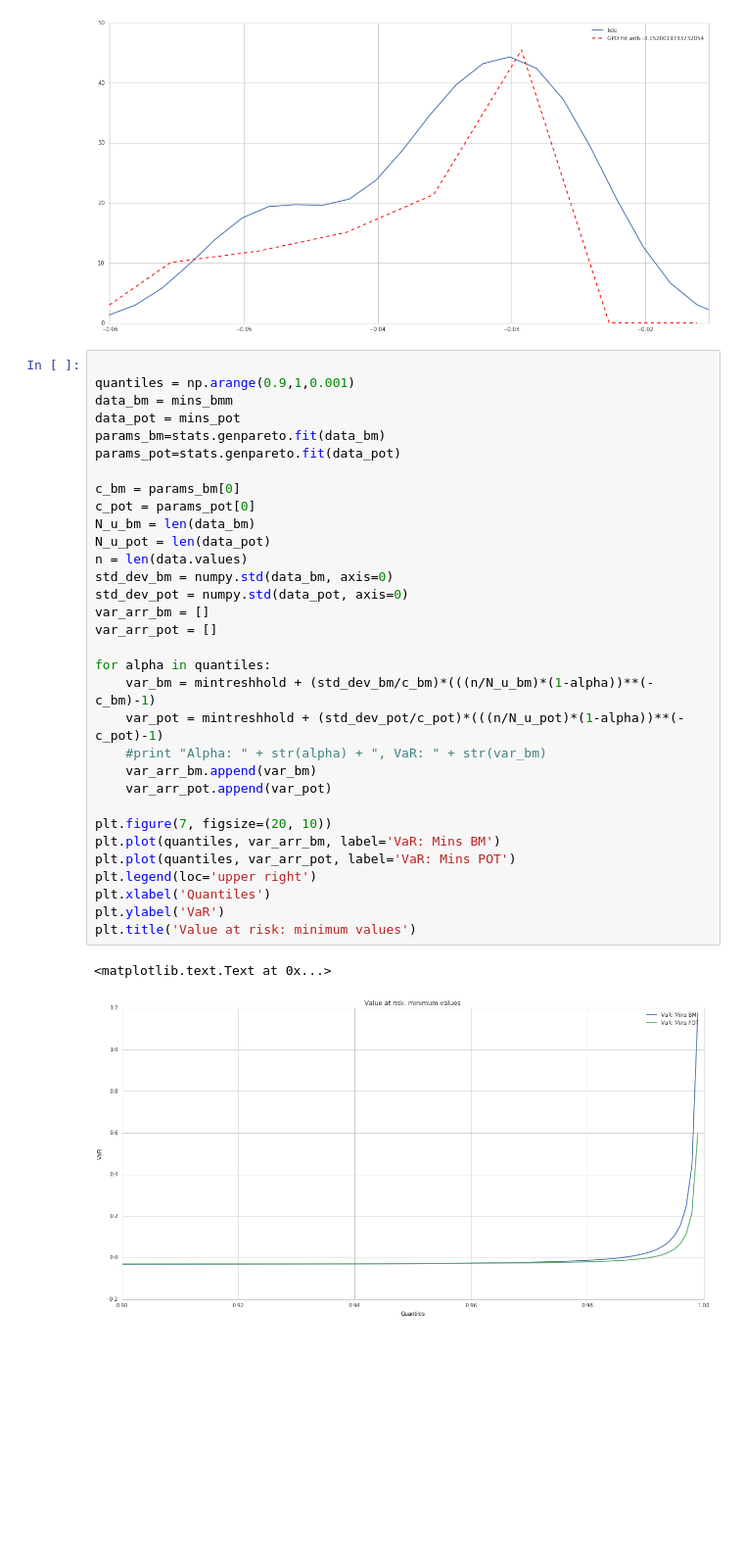
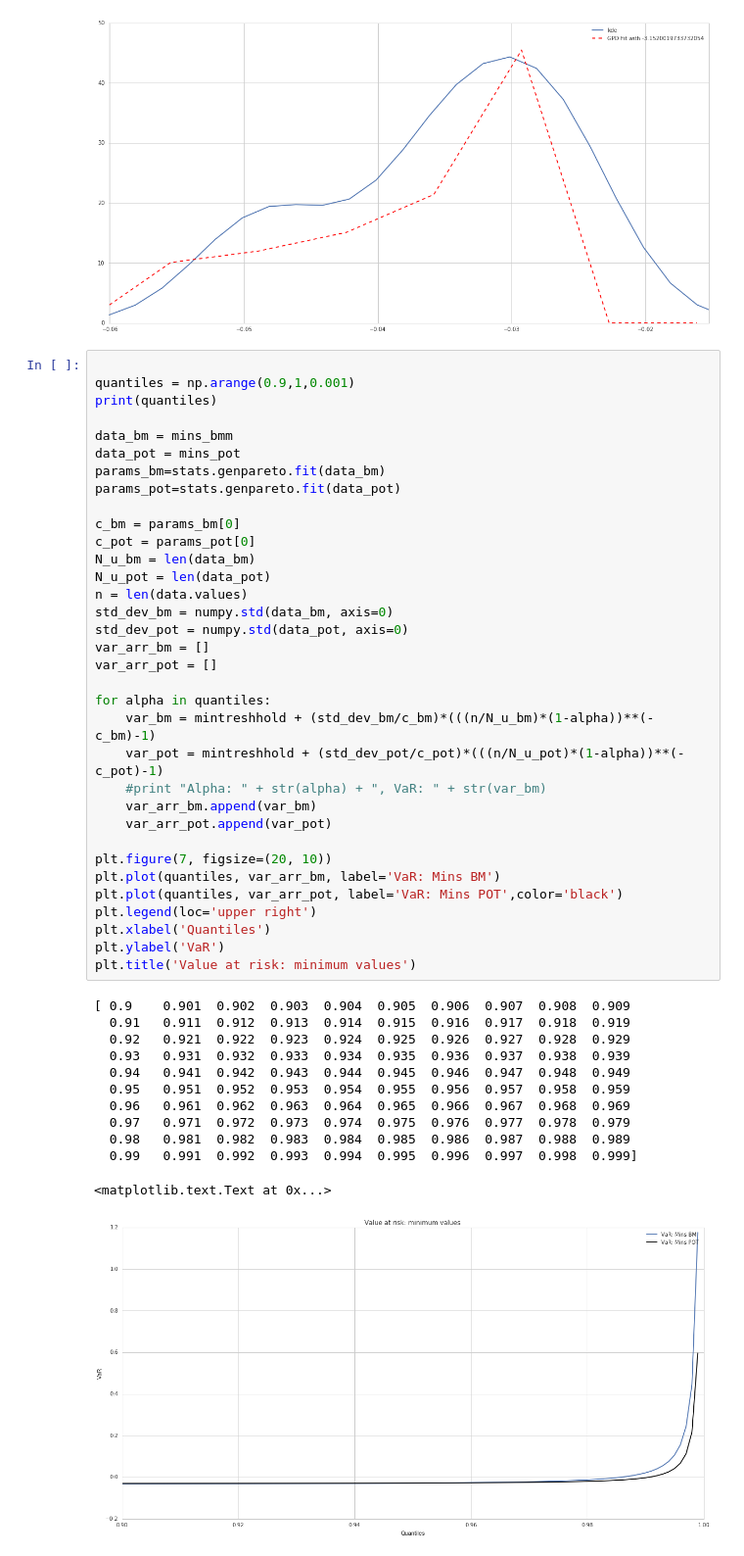
Before and after one commit to vipmax/PM, a Jupyter notebook: Probabilistic Modelling Notebook Task 2.ipynb, the cells around one changed output. Shown at 98% size. Drawn from its saved outputs; the diff is of its cells as text; blank space fills up the shorter version.

```diff
--- a/Probabilistic Modelling Notebook Task 2.ipynb
+++ b/Probabilistic Modelling Notebook Task 2.ipynb
@@ -232,38 +232,50 @@ plt.show()
 # %%
 
 quantiles = np.arange(0.9,1,0.001)
+print(quantiles)
+
 data_bm = mins_bmm
 data_pot = mins_pot
 params_bm=stats.genpareto.fit(data_bm)
 params_pot=stats.genpareto.fit(data_pot)
 
 c_bm = params_bm[0]
 c_pot = params_pot[0]
 N_u_bm = len(data_bm)
 N_u_pot = len(data_pot)
 n = len(data.values)
 std_dev_bm = numpy.std(data_bm, axis=0)
 std_dev_pot = numpy.std(data_pot, axis=0)
 var_arr_bm = []
 var_arr_pot = []
 
 for alpha in quantiles:
     var_bm = mintreshhold + (std_dev_bm/c_bm)*(((n/N_u_bm)*(1-alpha))**(-c_bm)-1)
     var_pot = mintreshhold + (std_dev_pot/c_pot)*(((n/N_u_pot)*(1-alpha))**(-c_pot)-1)
     #print "Alpha: " + str(alpha) + ", VaR: " + str(var_bm)
     var_arr_bm.append(var_bm)
     var_arr_pot.append(var_pot)
 
 plt.figure(7, figsize=(20, 10))
 plt.plot(quantiles, var_arr_bm, label='VaR: Mins BM')
-plt.plot(quantiles, var_arr_pot, label='VaR: Mins POT')
+plt.plot(quantiles, var_arr_pot, label='VaR: Mins POT',color='black')
 plt.legend(loc='upper right')
 plt.xlabel('Quantiles')
 plt.ylabel('VaR')
 plt.title('Value at risk: minimum values')
 # %% [output]
-<matplotlib.text.Text at 0x...>
+[ 0.9    0.901  0.902  0.903  0.904  0.905  0.906  0.907  0.908  0.909
+  0.91   0.911  0.912  0.913  0.914  0.915  0.916  0.917  0.918  0.919
+  0.92   0.921  0.922  0.923  0.924  0.925  0.926  0.927  0.928  0.929
+  0.93   0.931  0.932  0.933  0.934  0.935  0.936  0.937  0.938  0.939
+  0.94   0.941  0.942  0.943  0.944  0.945  0.946  0.947  0.948  0.949
+  0.95   0.951  0.952  0.953  0.954  0.955  0.956  0.957  0.958  0.959
+  0.96   0.961  0.962  0.963  0.964  0.965  0.966  0.967  0.968  0.969
+  0.97   0.971  0.972  0.973  0.974  0.975  0.976  0.977  0.978  0.979
+  0.98   0.981  0.982  0.983  0.984  0.985  0.986  0.987  0.988  0.989
+  0.99   0.991  0.992  0.993  0.994  0.995  0.996  0.997  0.998  0.999]
+<matplotlib.text.Text at 0x...>
-[figure, old version]
+[figure, new version]
 # %%
 data_bm = maxs_bmm
 data_pot = maxs_pot
```
Also changed, not shown: parts of 3 cells of this notebook, 2 other files.
